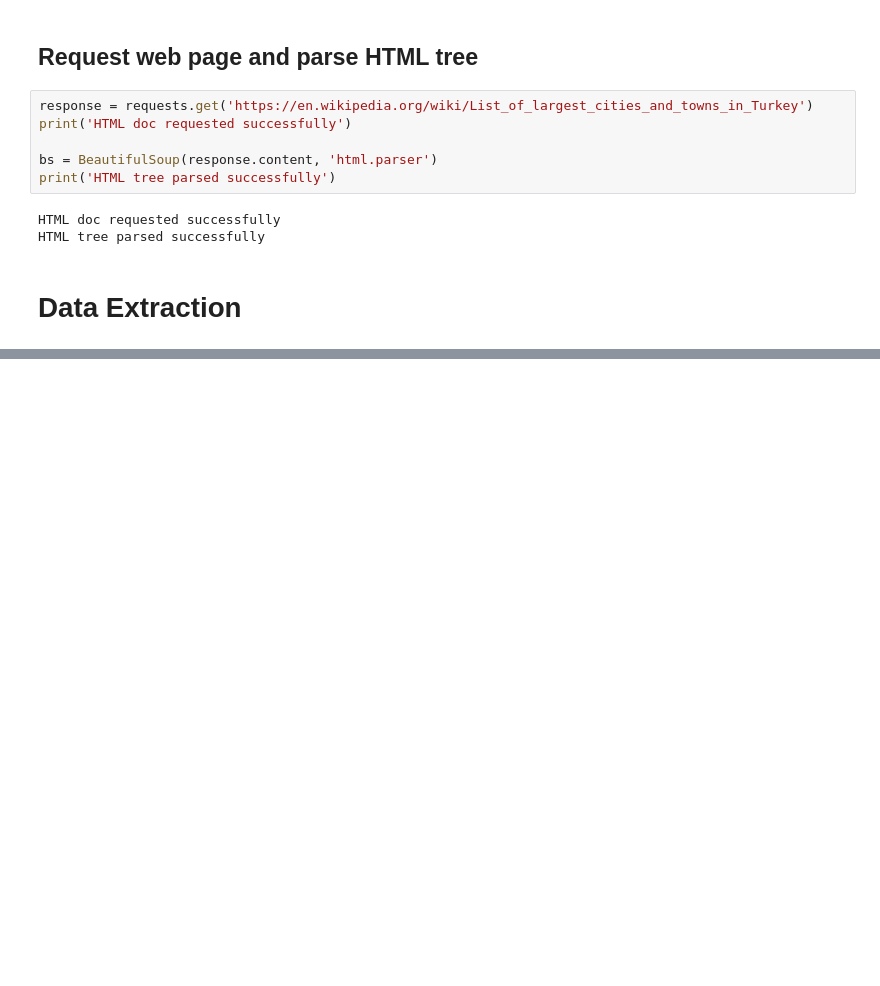
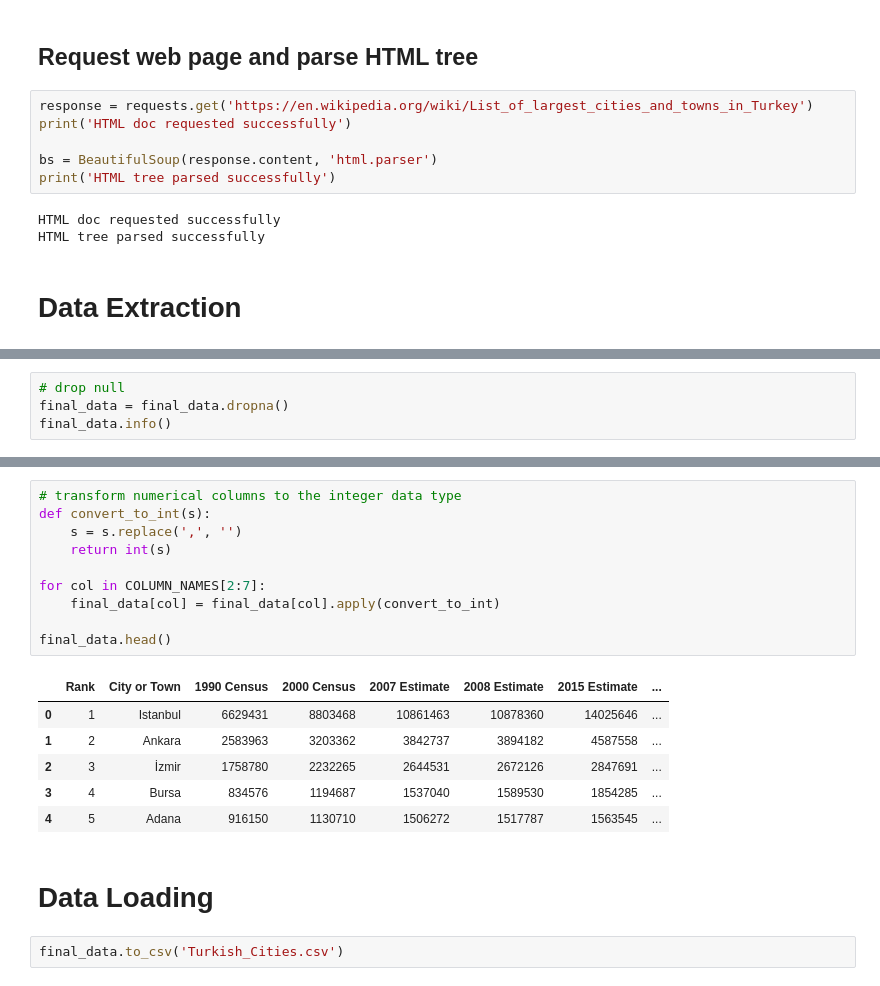
Before and after one commit to rjames187/I310D_assignment_7, a Jupyter notebook: Assignment7.ipynb, the cells around one changed output, grey strips where cells are left out. Saved outputs shown, nothing was run; the diff lists cells and outputs as text; blank space fills up the shorter version.

```diff
--- a/Assignment7.ipynb
+++ b/Assignment7.ipynb
@@ -49,0 +140,4 @@ print(raw_data)
+# %%
+# drop null
+final_data = final_data.dropna()
+final_data.info()
@@ -49,0 +160,21 @@ print(raw_data)
+# %%
+# transform numerical columns to the integer data type
+def convert_to_int(s):
+    s = s.replace(',', '')
+    return int(s)
+
+for col in COLUMN_NAMES[2:7]:
+    final_data[col] = final_data[col].apply(convert_to_int)
+
+final_data.head()
+# %% [output]
+|  | Rank | City or Town | 1990 Census | 2000 Census | 2007 Estimate | 2008 Estimate | 2015 Estimate | ... |
+| 0 | 1 | Istanbul | 6629431 | 8803468 | 10861463 | 10878360 | 14025646 | ... |
+| 1 | 2 | Ankara | 2583963 | 3203362 | 3842737 | 3894182 | 4587558 | ... |
+| 2 | 3 | İzmir | 1758780 | 2232265 | 2644531 | 2672126 | 2847691 | ... |
+| 3 | 4 | Bursa | 834576 | 1194687 | 1537040 | 1589530 | 1854285 | ... |
+| 4 | 5 | Adana | 916150 | 1130710 | 1506272 | 1517787 | 1563545 | ... |
+# %% [markdown]
+# Data Loading
+# %%
+final_data.to_csv('Turkish_Cities.csv')
```
Also changed, not shown: parts of 12 cells of this notebook, 1 other file.
